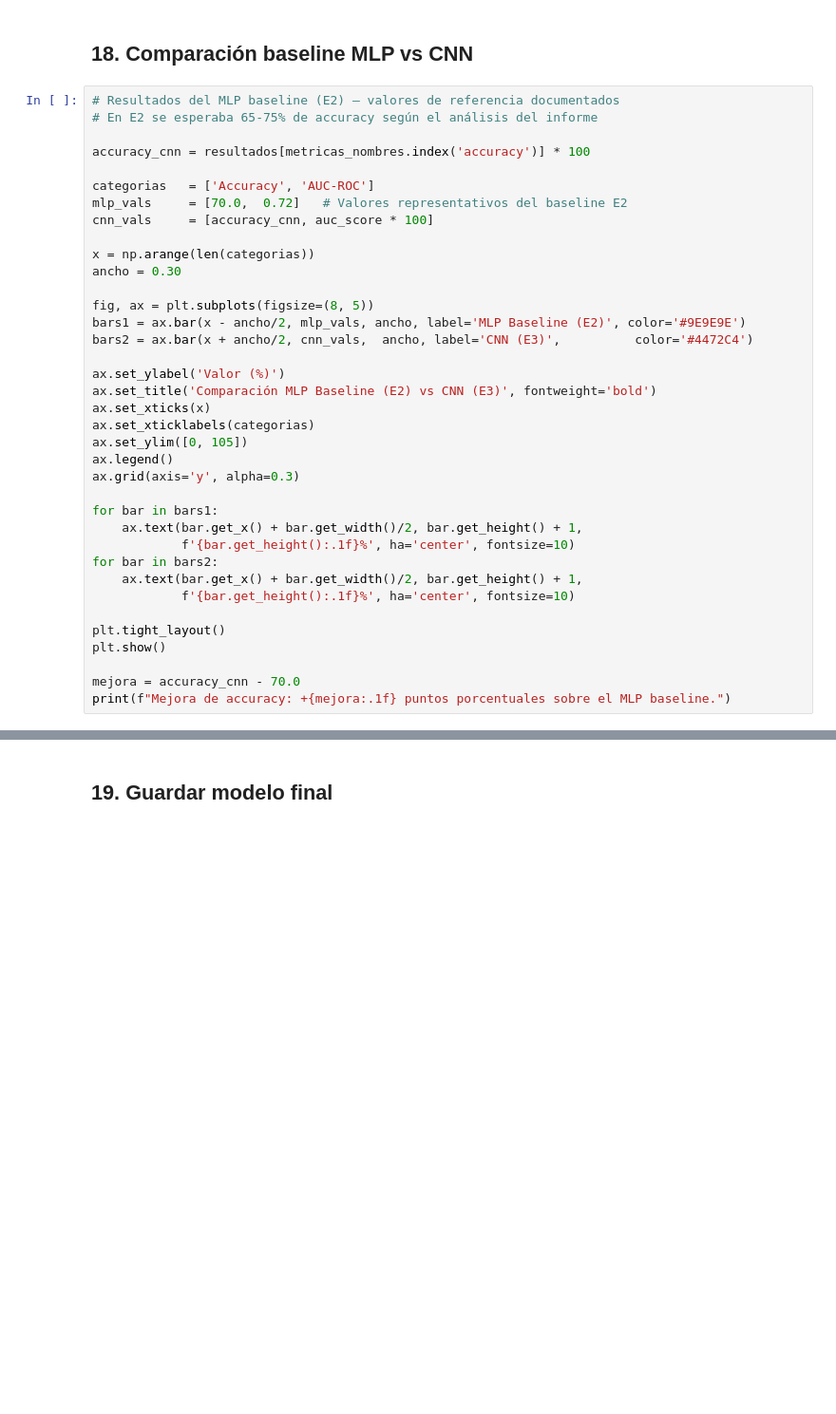
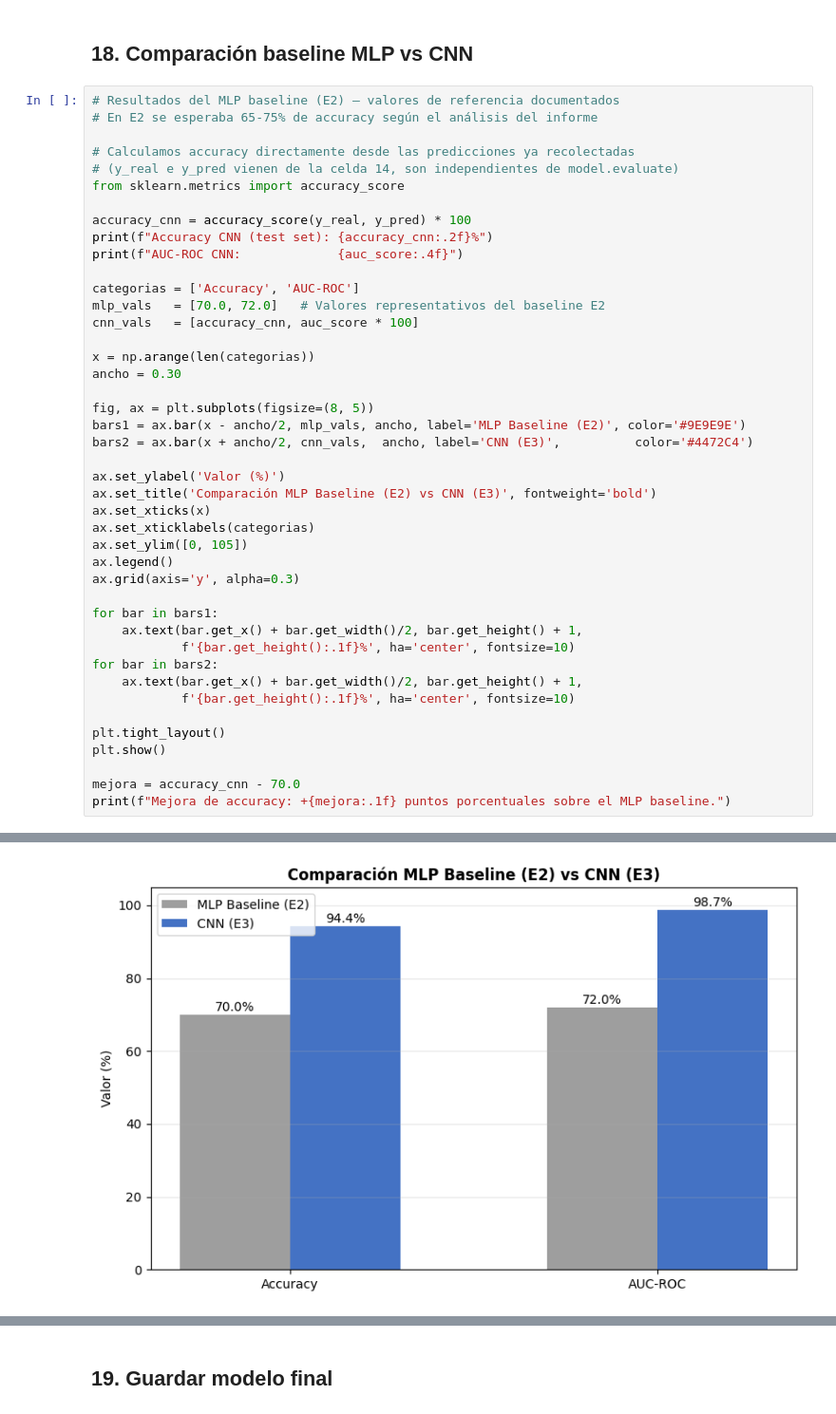
Before and after one commit to arielden/ISPC_ProcImage_VehicleClass, a Jupyter notebook: notebooks/ev3_veh_classifier_cnn.ipynb, the cells around one changed output, grey strips where cells are left out. Shown at 95% size. Saved outputs shown, nothing was run; the diff lists cells and outputs as text; blank space fills up the shorter version.

```diff
--- a/notebooks/ev3_veh_classifier_cnn.ipynb
+++ b/notebooks/ev3_veh_classifier_cnn.ipynb
@@ -615,11 +735,17 @@ inferencia_imagen_individual(imagenes_vis[idx], etiquetas_vis[idx])
 # Resultados del MLP baseline (E2) — valores de referencia documentados
 # En E2 se esperaba 65-75% de accuracy según el análisis del informe
 
-accuracy_cnn = resultados[metricas_nombres.index('accuracy')] * 100
+# Calculamos accuracy directamente desde las predicciones ya recolectadas
+# (y_real e y_pred vienen de la celda 14, son independientes de model.evaluate)
+from sklearn.metrics import accuracy_score
 
-categorias   = ['Accuracy', 'AUC-ROC']
-mlp_vals     = [70.0,  0.72]   # Valores representativos del baseline E2
-cnn_vals     = [accuracy_cnn, auc_score * 100]
+accuracy_cnn = accuracy_score(y_real, y_pred) * 100
+print(f"Accuracy CNN (test set): {accuracy_cnn:.2f}%")
+print(f"AUC-ROC CNN:             {auc_score:.4f}")
+
+categorias = ['Accuracy', 'AUC-ROC']
+mlp_vals   = [70.0, 72.0]   # Valores representativos del baseline E2
+cnn_vals   = [accuracy_cnn, auc_score * 100]
 
 x = np.arange(len(categorias))
 ancho = 0.30
@@ -648,3 +774,4 @@ plt.show()
 
 mejora = accuracy_cnn - 70.0
 print(f"Mejora de accuracy: +{mejora:.1f} puntos porcentuales sobre el MLP baseline.")
+# %% [output]
@@ -650,0 +780 @@ print(f"Mejora de accuracy: +{mejora:.1f} puntos porcentuales sobre el MLP basel
+[figure, added]
```
Also changed, not shown: parts of 25 cells of this notebook, 2 other files.
